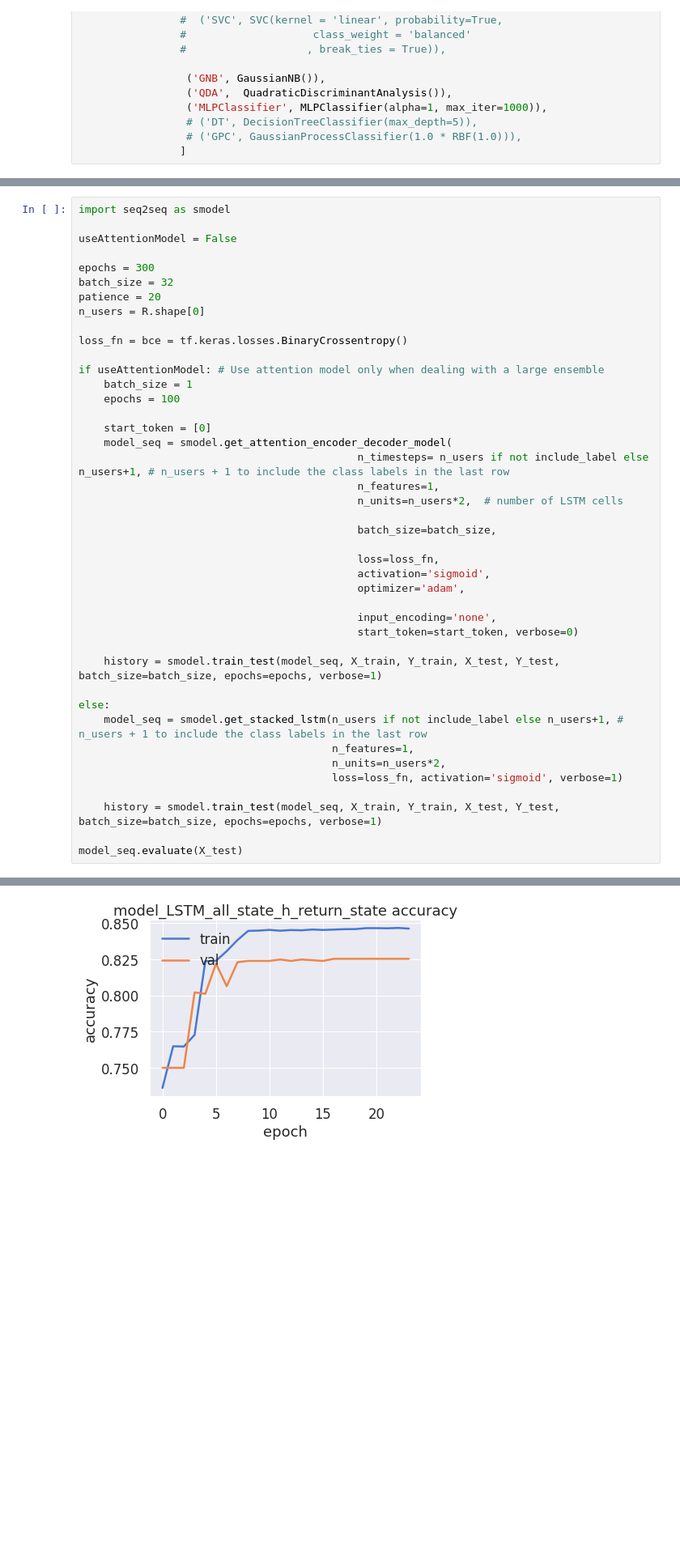
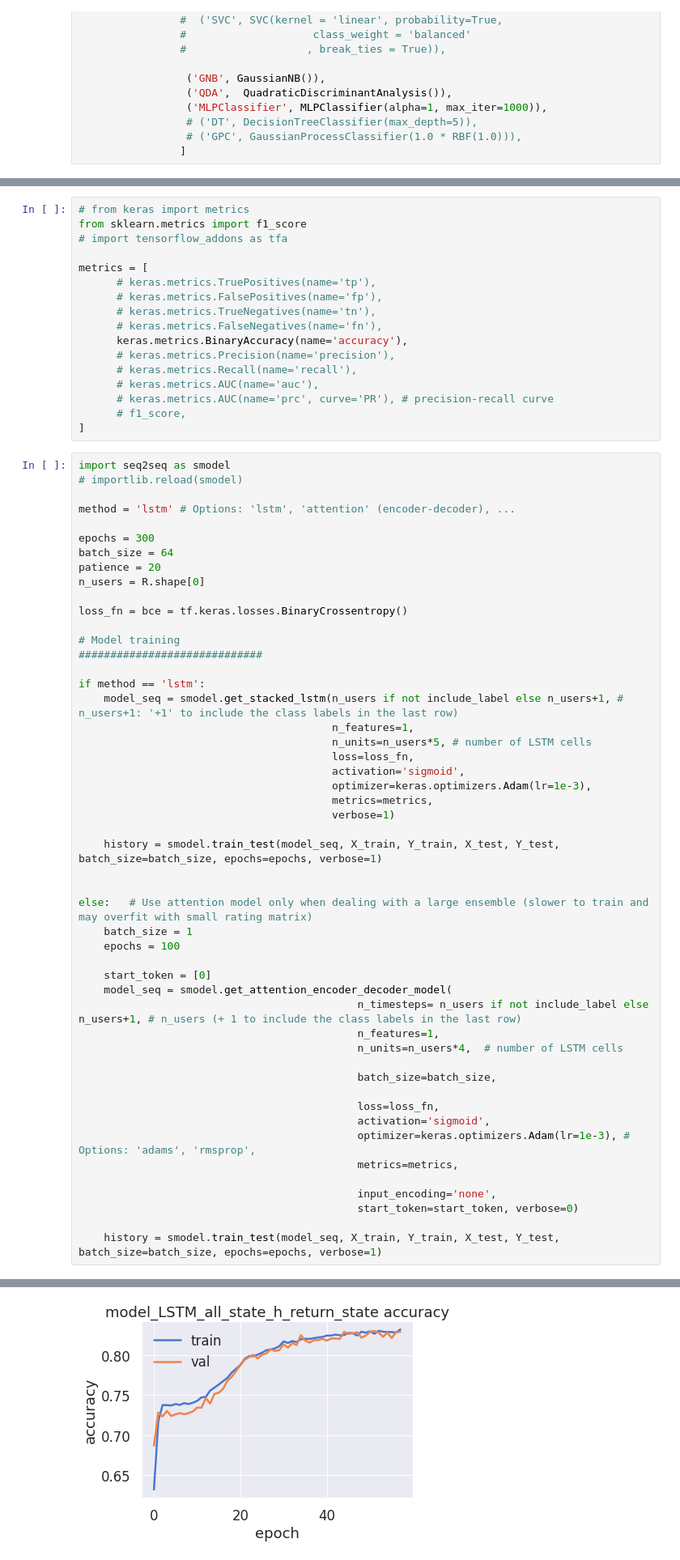
Before and after one commit to pleiadian53/cf_ensemble, a Jupyter notebook: Demo-CF-Stacking-part5.ipynb, the cells around one changed output, grey strips where cells are left out. Shown at 81% size. Saved outputs shown, nothing was run; the diff lists cells and outputs as text; blank space fills up the shorter version.

```diff
--- a/Demo-CF-Stacking-part5.ipynb
+++ b/Demo-CF-Stacking-part5.ipynb
@@ -315,45 +363,70 @@ print(f"> Label instance Y_train[{i}]=\n{Y_train[i]}\n")
+# %%
+# from keras import metrics
+from sklearn.metrics import f1_score
+# import tensorflow_addons as tfa
+
+metrics = [
+      # keras.metrics.TruePositives(name='tp'),
+      # keras.metrics.FalsePositives(name='fp'),
+      # keras.metrics.TrueNegatives(name='tn'),
+      # keras.metrics.FalseNegatives(name='fn'),
+      keras.metrics.BinaryAccuracy(name='accuracy'),
+      # keras.metrics.Precision(name='precision'),
+      # keras.metrics.Recall(name='recall'),
+      # keras.metrics.AUC(name='auc'),
+      # keras.metrics.AUC(name='prc', curve='PR'), # precision-recall curve
+      # f1_score,
+]
 # %%
 import seq2seq as smodel
+# importlib.reload(smodel)
 
-useAttentionModel = False
+method = 'lstm' # Options: 'lstm', 'attention' (encoder-decoder), ...
 
 epochs = 300
-batch_size = 32
+batch_size = 64
 patience = 20
 n_users = R.shape[0]
 
 loss_fn = bce = tf.keras.losses.BinaryCrossentropy()
 
-if useAttentionModel: # Use attention model only when dealing with a large ensemble
+# Model training
+#############################
+
+if method == 'lstm':
+    model_seq = smodel.get_stacked_lstm(n_users if not include_label else n_users+1, # n_users+1: '+1' to include the class labels in the last row)
+                                        n_features=1,
+                                        n_units=n_users*5, # number of LSTM cells
+                                        loss=loss_fn,
+                                        activation='sigmoid',
+                                        optimizer=keras.optimizers.Adam(lr=1e-3),
+                                        metrics=metrics,
+                                        verbose=1)
+
+    history = smodel.train_test(model_seq, X_train, Y_train, X_test, Y_test, batch_size=batch_size, epochs=epochs, verbose=1)
+
+
+else:   # Use attention model only when dealing with a large ensemble (slower to train and may overfit with small rating matrix)
     batch_size = 1
     epochs = 100
 
     start_token = [0]
     model_seq = smodel.get_attention_encoder_decoder_model(
-                                            n_timesteps= n_users if not include_label else n_users+1, # n_users + 1 to include the class labels in the last row
+                                            n_timesteps= n_users if not include_label else n_users+1, # n_users (+ 1 to include the class labels in the last row)
                                             n_features=1,
-                                            n_units=n_users*2,  # number of LSTM cells
+                                            n_units=n_users*4,  # number of LSTM cells
 
                                             batch_size=batch_size,
 
                                             loss=loss_fn,
                                             activation='sigmoid',
-                                            optimizer='adam',
+                                            optimizer=keras.optimizers.Adam(lr=1e-3), # Options: 'adams', 'rmsprop',
+                                            metrics=metrics,
 
                                             input_encoding='none',
                                             start_token=start_token, verbose=0)
 
     history = smodel.train_test(model_seq, X_train, Y_train, X_test, Y_test, batch_size=batch_size, epochs=epochs, verbose=1)
-
-else:
-    model_seq = smodel.get_stacked_lstm(n_users if not include_label else n_users+1, # n_users + 1 to include the class labels in the last row
-                                        n_features=1,
-                                        n_units=n_users*2,
-                                        loss=loss_fn, activation='sigmoid', verbose=1)
-
-    history = smodel.train_test(model_seq, X_train, Y_train, X_test, Y_test, batch_size=batch_size, epochs=epochs, verbose=1)
-
-model_seq.evaluate(X_test)
 # %% [output]
 Model: "model_LSTM_all_state_h_return_state"
 __________________________________________________________________________________________________
@@ -375 +448 @@ PREDICTION ACCURACY (%):
-[figure, old version]
+[figure, new version]
```
Also changed, not shown: parts of 39 cells of this notebook, 8 other files.
